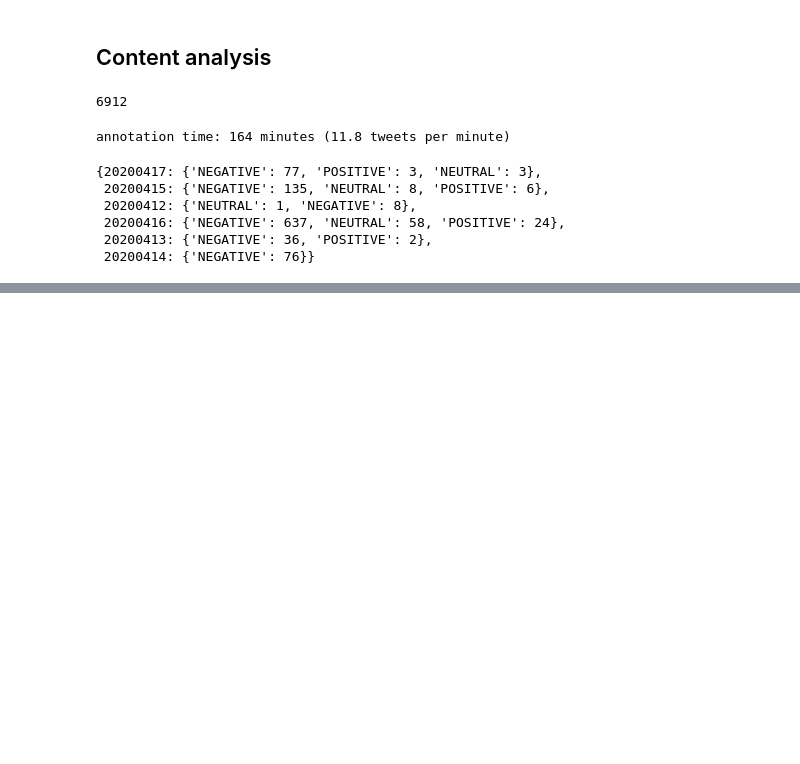
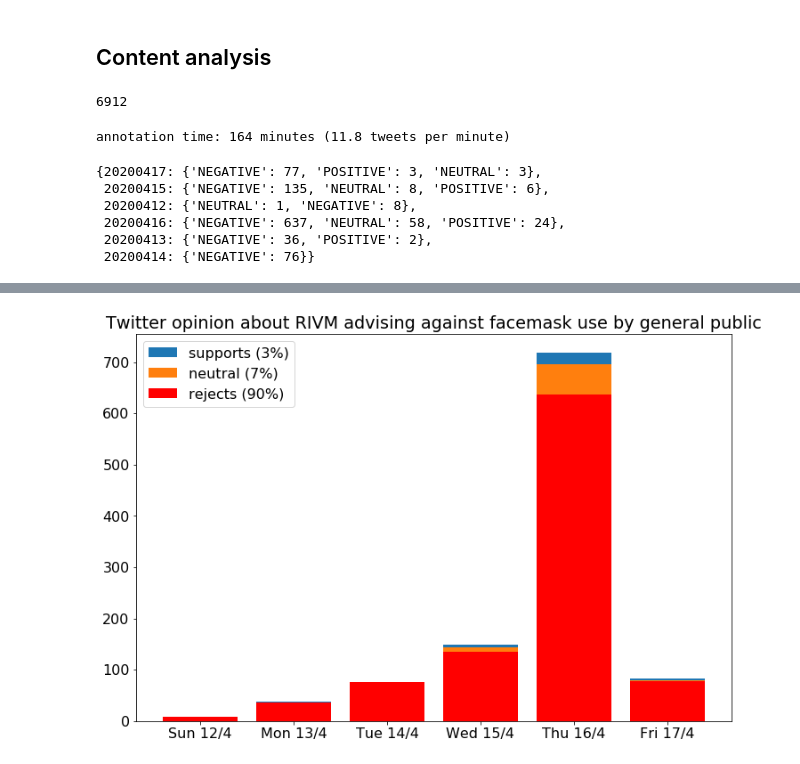
Before and after one commit to puregome/notebooks, a Jupyter notebook: tweet-counts.ipynb, the cells around one changed output, grey strips where cells are left out. Cells and saved outputs as stored; diff of their text form; code cells hidden in the pictures; blank space fills up the shorter version.

Commit message:
percentages in graph

```diff
--- a/tweet-counts.ipynb
+++ b/tweet-counts.ipynb
@@ -209,13 +209,14 @@ NEGATIVE = "NEGATIVE"
 POSITIVE = "POSITIVE"
 
 labelsPerDate = {}
+totals = {}
 for tweetId in dates:
     if tweetId in annotations and annotations[tweetId] != IRRELEVANT:
         date = int(dates[tweetId])
         label = annotations[tweetId]
         if not date in labelsPerDate: labelsPerDate[date] = {}
-        if not label in labelsPerDate[date]: labelsPerDate[date][label] = 0
-        labelsPerDate[date][label] += 1
+        labelsPerDate[date][label] = labelsPerDate[date][label]+1 if label in labelsPerDate[date] else 1
+        totals[label] = totals[label]+1 if label in totals else 1
 labelsPerDate
 # %% [output]
 {20200417: {'NEGATIVE': 77, 'POSITIVE': 3, 'NEUTRAL': 3},
@@ -225,9 +226,13 @@ labelsPerDate
  20200413: {'NEGATIVE': 36, 'POSITIVE': 2},
  20200414: {'NEGATIVE': 76}}
 # %%
+import matplotlib
 import matplotlib.pyplot as plt
 
 labels = {"NEGATIVE":"rejects","POSITIVE":"supports","NEUTRAL":"neutral"}
+percentages = {key:round(100*totals[key]/sum(totals.values())) for key in totals}
+font = {"size":16}
+matplotlib.rc("font",**font)
 
 for date in labelsPerDate:
     for label in [NEGATIVE,NEUTRAL,POSITIVE]:
@@ -238,10 +243,11 @@ negative = [labelsPerDate[date][NEGATIVE] for date in labelsPerDate.keys()]
 neutral = [labelsPerDate[date][NEUTRAL] for date in labelsPerDate.keys()]
 positive = [labelsPerDate[date][POSITIVE] for date in labelsPerDate.keys()]
 negplusneu = [negative[i]+neutral[i] for i in range(0,len(neutral))]
-plt.bar(list(labelsPerDate.keys()),positive,label=labels[POSITIVE],bottom=negplusneu)
-plt.bar(list(labelsPerDate.keys()),neutral,label=labels[NEUTRAL],bottom=negative)
-plt.bar(list(labelsPerDate.keys()),negative,label=labels[NEGATIVE],color="r")
-plt.title("opinion about advising against public facemask distribution")
+plt.figure(figsize=(12,8))
+plt.bar(list(labelsPerDate.keys()),positive,label=labels[POSITIVE]+" ("+str(percentages[POSITIVE])+"%)",bottom=negplusneu)
+plt.bar(list(labelsPerDate.keys()),neutral,label=labels[NEUTRAL]+" ("+str(percentages[NEUTRAL])+"%)",bottom=negative)
+plt.bar(list(labelsPerDate.keys()),negative,label=labels[NEGATIVE]+" ("+str(percentages[NEGATIVE])+"%)",color="r")
+plt.title("Twitter opinion about RIVM advising against facemask use by general public")
 plt.xticks(list(labelsPerDate.keys()),["Fri 17/4","Wed 15/4","Sun 12/4","Thu 16/4","Mon 13/4","Tue 14/4"])
 plt.legend()
 plt.show()
@@ -250,0 +255 @@ plt.show()
+[figure, added]
```
Also changed, not shown: parts of 3 cells of this notebook.
